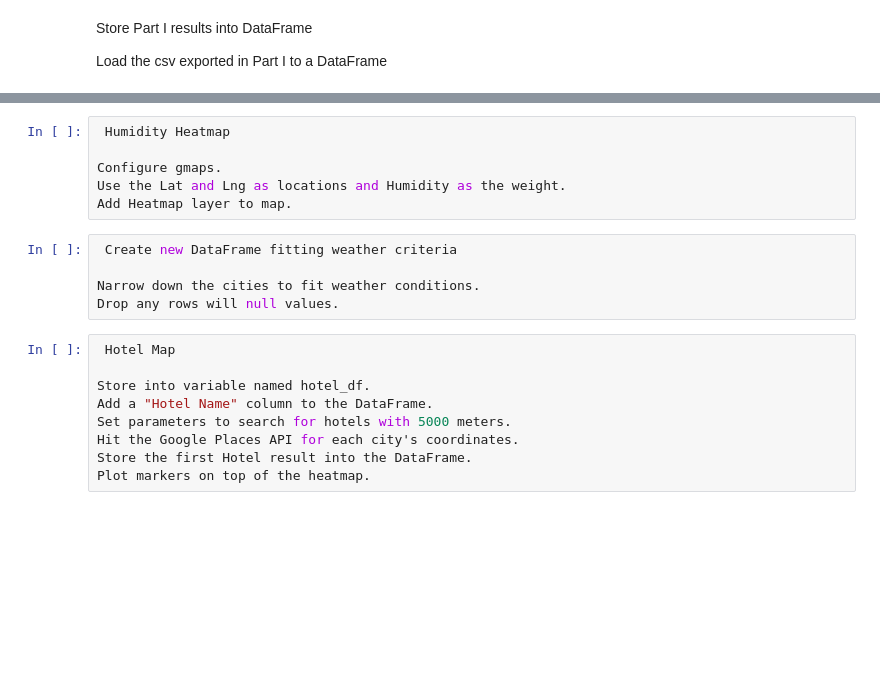
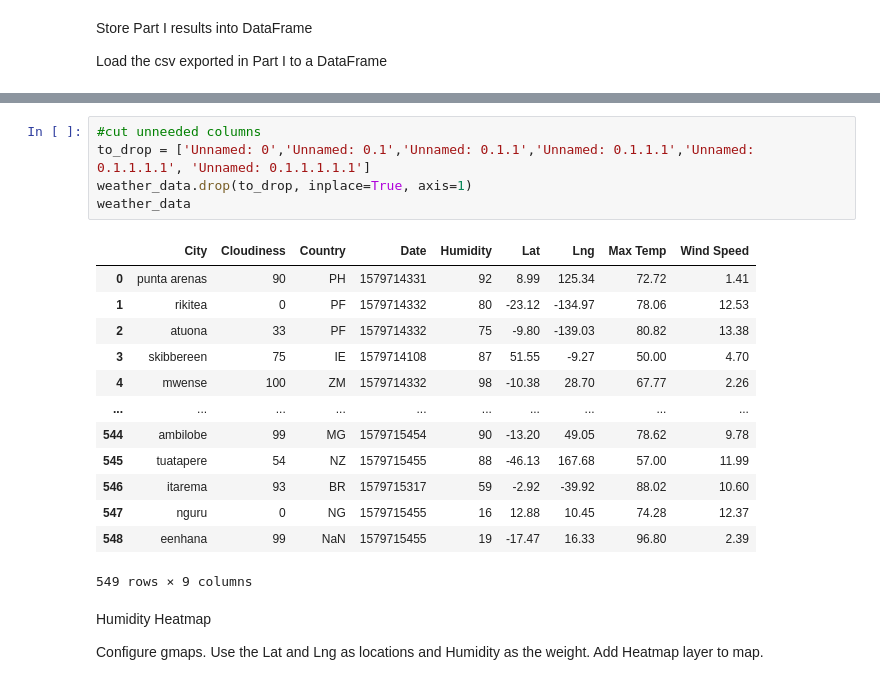
Before and after one commit to pharmon9847/python-api-challenge, a Jupyter notebook: VacationPy/VacationPyMain.ipynb, the cells around one changed output, grey strips where cells are left out. Drawn from its saved outputs; the diff is of its cells as text; blank space fills up the shorter version.

```diff
--- a/VacationPy/VacationPyMain.ipynb
+++ b/VacationPy/VacationPyMain.ipynb
@@ -38,23 +39,28 @@ dropna_weather_data.head(20)
 | 17 | 17 | 17 | 17 | 17 | 17 | 17 | ... |
 | 18 | 18 | 18 | 18 | 18 | 18 | 18 | ... |
 | 19 | 19 | 19 | 19 | 19 | 19 | 19 | ... |
-# %%
- Humidity Heatmap
-
-Configure gmaps.
-Use the Lat and Lng as locations and Humidity as the weight.
-Add Heatmap layer to map.
-# %%
- Create new DataFrame fitting weather criteria
-
-Narrow down the cities to fit weather conditions.
-Drop any rows will null values.
-# %%
- Hotel Map
-
-Store into variable named hotel_df.
-Add a "Hotel Name" column to the DataFrame.
-Set parameters to search for hotels with 5000 meters.
-Hit the Google Places API for each city's coordinates.
-Store the first Hotel result into the DataFrame.
-Plot markers on top of the heatmap.
+# %%
+#cut unneeded columns
+to_drop = ['Unnamed: 0','Unnamed: 0.1','Unnamed: 0.1.1','Unnamed: 0.1.1.1','Unnamed: 0.1.1.1.1', 'Unnamed: 0.1.1.1.1.1']
+weather_data.drop(to_drop, inplace=True, axis=1)
+weather_data
+# %% [output]
+|  | City | Cloudiness | Country | Date | Humidity | Lat | Lng | Max Temp | Wind Speed |
+| 0 | punta arenas | 90 | PH | 1579714331 | 92 | 8.99 | 125.34 | 72.72 | 1.41 |
+| 1 | rikitea | 0 | PF | 1579714332 | 80 | -23.12 | -134.97 | 78.06 | 12.53 |
+| 2 | atuona | 33 | PF | 1579714332 | 75 | -9.80 | -139.03 | 80.82 | 13.38 |
+| 3 | skibbereen | 75 | IE | 1579714108 | 87 | 51.55 | -9.27 | 50.00 | 4.70 |
+| 4 | mwense | 100 | ZM | 1579714332 | 98 | -10.38 | 28.70 | 67.77 | 2.26 |
+| ... | ... | ... | ... | ... | ... | ... | ... | ... | ... |
+| 544 | ambilobe | 99 | MG | 1579715454 | 90 | -13.20 | 49.05 | 78.62 | 9.78 |
+| 545 | tuatapere | 54 | NZ | 1579715455 | 88 | -46.13 | 167.68 | 57.00 | 11.99 |
+| 546 | itarema | 93 | BR | 1579715317 | 59 | -2.92 | -39.92 | 88.02 | 10.60 |
+| 547 | nguru | 0 | NG | 1579715455 | 16 | 12.88 | 10.45 | 74.28 | 12.37 |
+| 548 | eenhana | 99 | NaN | 1579715455 | 19 | -17.47 | 16.33 | 96.80 | 2.39 |
+549 rows × 9 columns
+# %% [markdown]
+ Humidity Heatmap
+
+Configure gmaps.
+Use the Lat and Lng as locations and Humidity as the weight.
+Add Heatmap layer to map.
```
Also changed, not shown: parts of 10 cells of this notebook, 1 other file.
